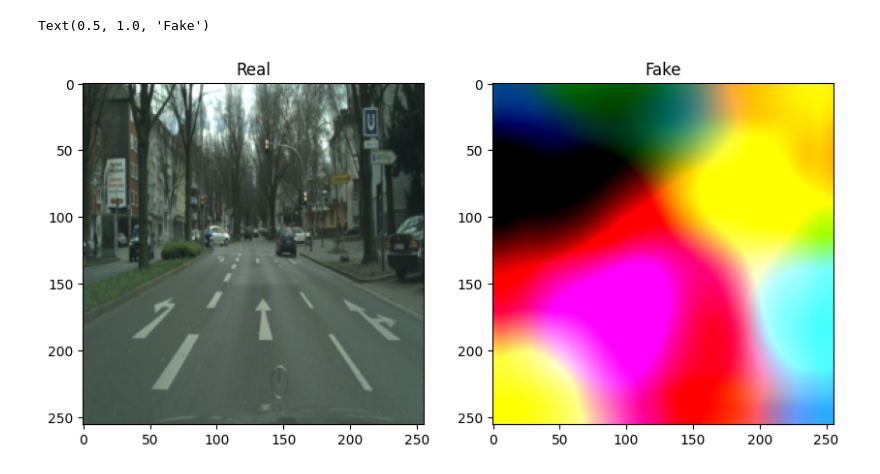
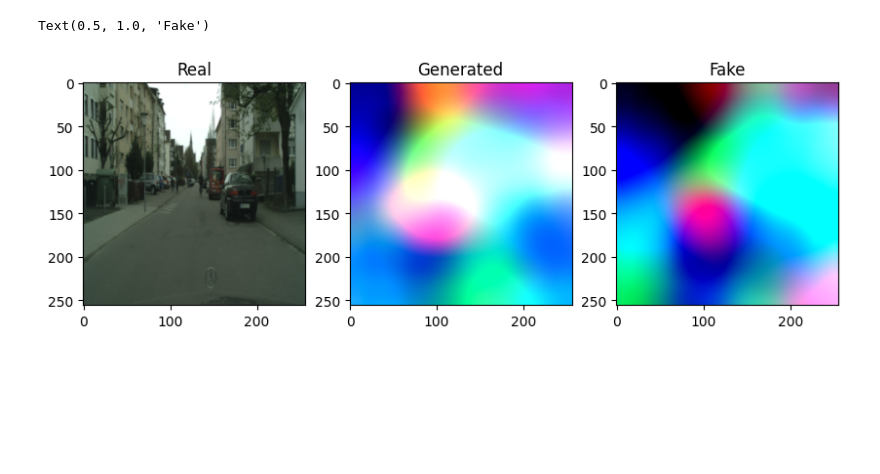
Before and after one commit to Ilias-Paralikas/Unsupervised-Learning, a Jupyter notebook: train.ipynb, the cells around one changed output. Saved outputs shown, nothing was run; the diff lists cells and outputs as text; code cells hidden in the pictures; blank space fills up the shorter version.

Commit message:
encoder added

```diff
--- a/train.ipynb
+++ b/train.ipynb
@@ -45,7 +45,13 @@ Config saved to cache/stylegan/11/stylegan_config.yaml
 # %%
 channels = config["models"]["channels"]
 
-z_dim = config["models"]['rec_gen']["z_dim"]
+z_dim = config["models"]["z_dim"]
+
+
+
+enc_block_depth = config["models"]["enc"]["block_depth"]
+enc_residual = config["models"]["enc"]["residual"]
+
 w_dim = config["models"]['rec_gen']["w_dim"]
 mapping_network_depth = config["models"]['rec_gen']["mapping_network_depth"]
 mapping_network_lr_mul  = config["models"]['rec_gen']["mapping_network_lr_mul"]
@@ -57,9 +63,10 @@ disc_residual = config["models"]["disc"]["residual"]
 
 batch_size = config['training']['batch_size']
 
-disc_lr = config['training']['disc']['disc_lr']
-r1_loss_weight = config['training']['disc']['r1_loss_weight']
-r1_lazy_regularisation = config['training']['disc']['r1_lazy_regularisation']
+enc_lr = config['training']['enc']['enc_lr']
+enc_reconstruction_loss_weight = config['training']['enc']['enc_reconstruction_loss_weight']
+enc_vector_magnitude_loss_weight = config['training']['enc']['enc_vector_magnitude_loss_weight']
+
 
 rec_gen_lr = config['training']['rec_gen']['rec_gen_lr']
 style_mixing_prob = config['training']['rec_gen']['style_mixing_prob']
@@ -68,6 +75,11 @@ plp_decay = config['training']['rec_gen']['plp_decay']
 plp_loss_weight = config['training']['rec_gen']['plp_loss_weight']
 
 
+disc_lr = config['training']['disc']['disc_lr']
+r1_loss_weight = config['training']['disc']['r1_loss_weight']
+r1_lazy_regularisation = config['training']['disc']['r1_lazy_regularisation']
+
+
 save_itter = config["training"]["save_itter"]
 samples_path = os.path.join(index_folder,'samples')
 os.makedirs(samples_path,exist_ok=True)
@@ -75,6 +87,13 @@ os.makedirs(samples_path,exist_ok=True)
 gen_path = os.path.join(index_folder,'gen.pth')
 disc_path = os.path.join(index_folder,'disc.pth')
 # %%
+
+
+enc = Encoder(channels=channels,
+              z_dim=z_dim,
+              block_depth=enc_block_depth,
+              residual=enc_residual,
+              img_channels=3).to(device)
 
 rec_gen = StyleGenerator(z_dim=z_dim,
                      w_dim=w_dim,
@@ -86,37 +105,47 @@ rec_gen = StyleGenerator(z_dim=z_dim,
 
 
 disc = Discriminator(channels=channels,
                      block_depth=disc_block_depth,
                      residual=disc_residual,
                      img_channels=3).to(device)
 
 
 
+enc_optim = Adam(enc.parameters(), lr=enc_lr, betas=(0.0, 0.9))
 rec_gen_optim = Adam(rec_gen.parameters(), lr=rec_gen_lr, betas=(0.0, 0.9))
 disc_optim = Adam(disc.parameters(), lr=disc_lr, betas=(0.0, 0.9))
 
 train_dataset = CityscapesDataset()
 train_loader = DataLoader(train_dataset, batch_size=batch_size, shuffle=True)
 
 z = torch.randn(batch_size, z_dim).to(device)
 fake = rec_gen(z)
 fake.shape
 
 
+
+
 real,_ = next(iter(train_loader))
+real = real.to(device)
+encoded_vector = enc(real)
+generated_real = rec_gen(encoded_vector)
 
-fig, ax = plt.subplots(1, 2, figsize=(10, 5))
+fig, ax = plt.subplots(1, 3, figsize=(10, 5))
 real = scale_for_display(real)
 ax[0].imshow(real[0].cpu().detach().permute(1,2,0).numpy())
 ax[0].set_title('Real')
 
 
+generated_real=  scale_for_display(generated_real)
+ax[1].imshow(generated_real[0].cpu().detach().permute(1,2,0).numpy())
+ax[1].set_title('Generated')
+
 fake =scale_for_display(fake)
-ax[1].imshow(fake[0].cpu().detach().permute(1,2,0).numpy())
-ax[1].set_title('Fake')
+ax[2].imshow(fake[0].cpu().detach().permute(1,2,0).numpy())
+ax[2].set_title('Fake')
 # %% [output]
 Text(0.5, 1.0, 'Fake')
-[figure, old version]
+[figure, new version]
 # %%
 def compute_r1_penalty(real, disc_real):
     # Compute R1 gradient penalty
```
Also changed, not shown: parts of 5 cells of this notebook, 5 other files.
